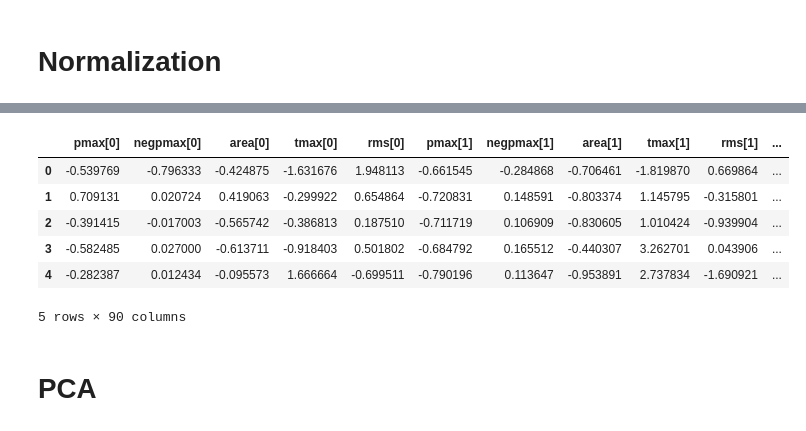
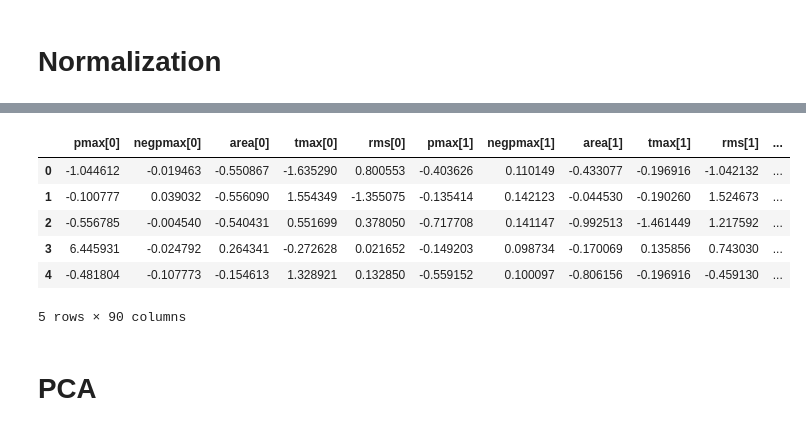
Before and after one commit to MateoRivera/Data-science-lab---Laboratories, a Jupyter notebook: Final project/Preprocessing Mat.ipynb, the cells around one changed output, grey strips where cells are left out. Saved outputs shown, nothing was run; the diff lists cells and outputs as text; code cells hidden in the pictures.

```diff
--- a/Final project/Preprocessing Mat.ipynb
+++ b/Final project/Preprocessing Mat.ipynb
@@ -113,3 +114,6 @@ We will handle highly correlated features later with PCA
 ## Outliers
 We have a multivariate problem, so We will detect outliers using Isolation Forest.
 We considered the following documentation, for choosing the outlier detector: https://scikit-learn.org/stable/modules/outlier_detection.html#overview-of-outlier-detection-methods
+# %%
+isolation_forest = IsolationForest(n_estimators=10000)
+X_train['is_outlier'] = isolation_forest.fit_predict(X_train) # fit_predict returns -1 for outliers and 1 for inliers
@@ -115,0 +130,6 @@ We considered the following documentation, for choosing the outlier detector: ht
+# %%
+mask_is_outlier = X_train['is_outlier'] == -1
+plt.scatter(y1_train[~mask_is_outlier], y2_train[~mask_is_outlier], c='orange', label='inliers')
+plt.scatter(y1_train[mask_is_outlier], y2_train[mask_is_outlier], c='red', label='outliers', alpha=0.3)
+
+plt.show()
@@ -116,5 +138,12 @@ We considered the following documentation, for choosing the outlier detector: ht
+# %%
+X_train_without_outliers, y1_train_without_outliers, y2_train_without_outliers = X_train[~mask_is_outlier], y1_train[~mask_is_outlier], y2_train[~mask_is_outlier]
+del(X_train_without_outliers['is_outlier'])
+del(X_train['is_outlier'])
 # %% [markdown]
 # Normalization
 # %%
+scaler_without_outliers = StandardScaler()
 scaler = StandardScaler()
+
+X_train_without_outliers_scaled = scaler_without_outliers.fit_transform(X_train_without_outliers)
 X_train_scaled = scaler.fit_transform(X_train)
@@ -137,13 +150,14 @@ array([[-5.39769181e-01, -7.96333489e-01, -4.24875071e-01, ...,
 # %%
 X_train_scaled = pd.DataFrame(X_train_scaled, columns=X_train.columns)
+X_train_without_outliers_scaled = pd.DataFrame(X_train_without_outliers_scaled, columns=X_train.columns)
 X_train_scaled.head()
 # %% [output]
 |  | pmax[0] | negpmax[0] | area[0] | tmax[0] | rms[0] | pmax[1] | negpmax[1] | area[1] | tmax[1] | rms[1] | ... |
-| 0 | -0.539769 | -0.796333 | -0.424875 | -1.631676 | 1.948113 | -0.661545 | -0.284868 | -0.706461 | -1.819870 | 0.669864 | ... |
-| 1 | 0.709131 | 0.020724 | 0.419063 | -0.299922 | 0.654864 | -0.720831 | 0.148591 | -0.803374 | 1.145795 | -0.315801 | ... |
-| 2 | -0.391415 | -0.017003 | -0.565742 | -0.386813 | 0.187510 | -0.711719 | 0.106909 | -0.830605 | 1.010424 | -0.939904 | ... |
-| 3 | -0.582485 | 0.027000 | -0.613711 | -0.918403 | 0.501802 | -0.684792 | 0.165512 | -0.440307 | 3.262701 | 0.043906 | ... |
-| 4 | -0.282387 | 0.012434 | -0.095573 | 1.666664 | -0.699511 | -0.790196 | 0.113647 | -0.953891 | 2.737834 | -1.690921 | ... |
+| 0 | -1.044612 | -0.019463 | -0.550867 | -1.635290 | 0.800553 | -0.403626 | 0.110149 | -0.433077 | -0.196916 | -1.042132 | ... |
+| 1 | -0.100777 | 0.039032 | -0.556090 | 1.554349 | -1.355075 | -0.135414 | 0.142123 | -0.044530 | -0.190260 | 1.524673 | ... |
+| 2 | -0.556785 | -0.004540 | -0.540431 | 0.551699 | 0.378050 | -0.717708 | 0.141147 | -0.992513 | -1.461449 | 1.217592 | ... |
+| 3 | 6.445931 | -0.024792 | 0.264341 | -0.272628 | 0.021652 | -0.149203 | 0.098734 | -0.170069 | 0.135856 | 0.743030 | ... |
+| 4 | -0.481804 | -0.107773 | -0.154613 | 1.328921 | 0.132850 | -0.559152 | 0.100097 | -0.806156 | -0.196916 | -0.459130 | ... |
 5 rows × 90 columns
 # %% [markdown]
 # PCA
```
Also changed, not shown: parts of 23 cells of this notebook.
